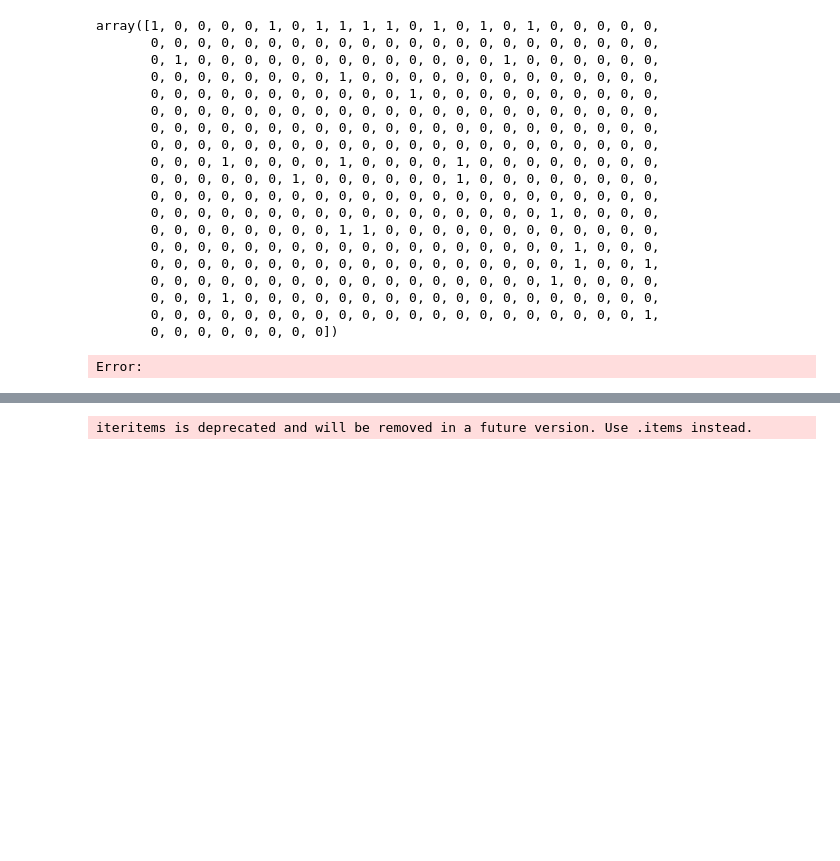
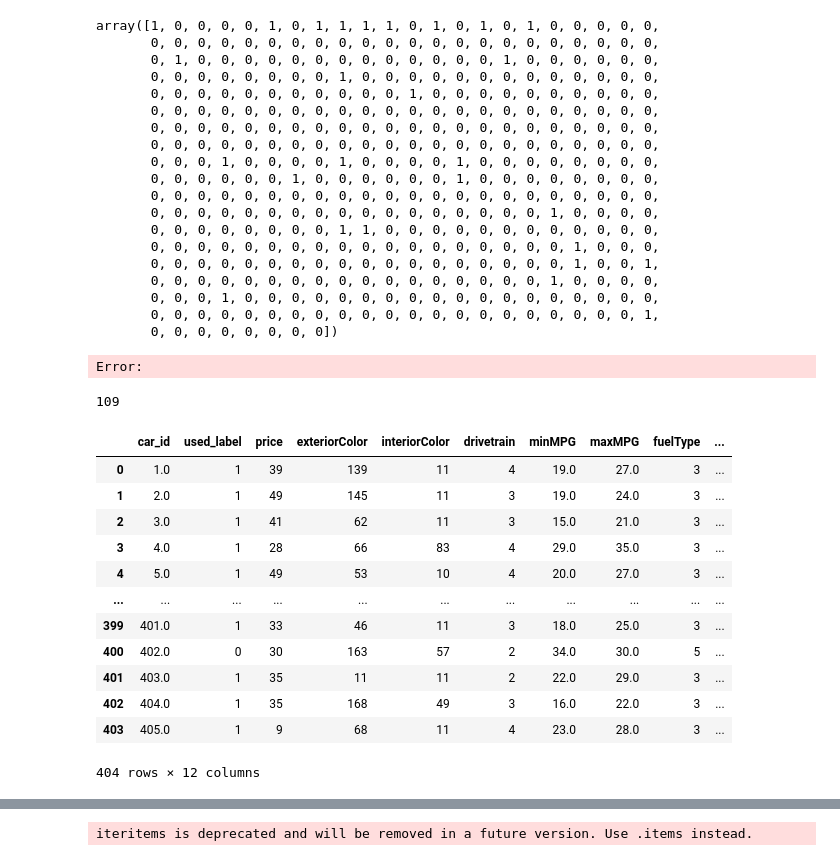
Before and after one commit to ML-Response-Unit/recsys_pipes, a Jupyter notebook: research/CatBoost.ipynb, the cells around one changed output, grey strips where cells are left out. Drawn from its saved outputs; the diff is of its cells as text; code cells hidden in the pictures; blank space fills up the shorter version.

```diff
--- a/research/CatBoost.ipynb
+++ b/research/CatBoost.ipynb
@@ -594,3 +594,23 @@ Error:
 px.imshow(true_table, width=1600, height=400)
 # %%
 px.imshow(pred_table, width=1600, height=400)
+# %%
+actions_data.car_id.nunique()
+# %% [output]
+109
+# %%
+encoded_cars_data
+# %% [output]
+|  | car_id | used_label | price | exteriorColor | interiorColor | drivetrain | minMPG | maxMPG | fuelType | ... |
+| 0 | 1.0 | 1 | 39 | 139 | 11 | 4 | 19.0 | 27.0 | 3 | ... |
+| 1 | 2.0 | 1 | 49 | 145 | 11 | 3 | 19.0 | 24.0 | 3 | ... |
+| 2 | 3.0 | 1 | 41 | 62 | 11 | 3 | 15.0 | 21.0 | 3 | ... |
+| 3 | 4.0 | 1 | 28 | 66 | 83 | 4 | 29.0 | 35.0 | 3 | ... |
+| 4 | 5.0 | 1 | 49 | 53 | 10 | 4 | 20.0 | 27.0 | 3 | ... |
+| ... | ... | ... | ... | ... | ... | ... | ... | ... | ... | ... |
+| 399 | 401.0 | 1 | 33 | 46 | 11 | 3 | 18.0 | 25.0 | 3 | ... |
+| 400 | 402.0 | 0 | 30 | 163 | 57 | 2 | 34.0 | 30.0 | 5 | ... |
+| 401 | 403.0 | 1 | 35 | 11 | 11 | 2 | 22.0 | 29.0 | 3 | ... |
+| 402 | 404.0 | 1 | 35 | 168 | 49 | 3 | 16.0 | 22.0 | 3 | ... |
+| 403 | 405.0 | 1 | 9 | 68 | 11 | 4 | 23.0 | 28.0 | 3 | ... |
+404 rows × 12 columns
```
Also changed, not shown: parts of 1 cell of this notebook, 4 other files.
